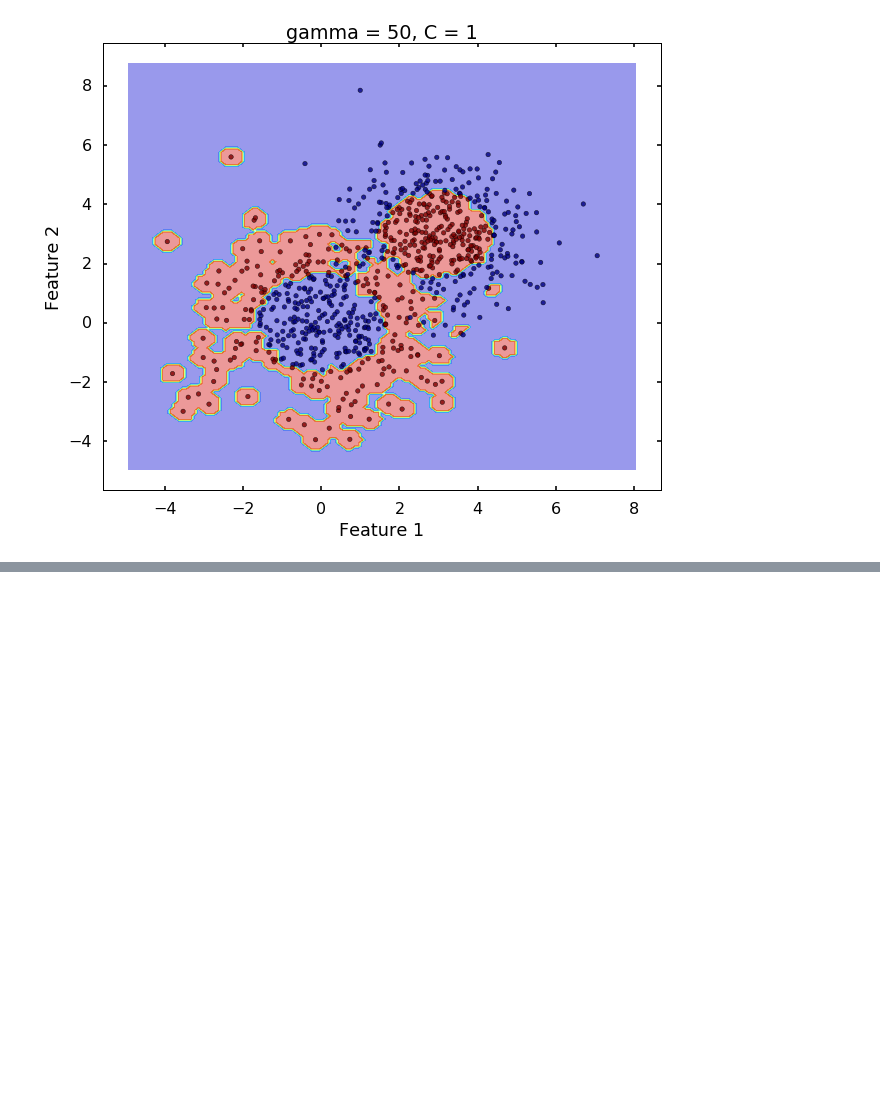
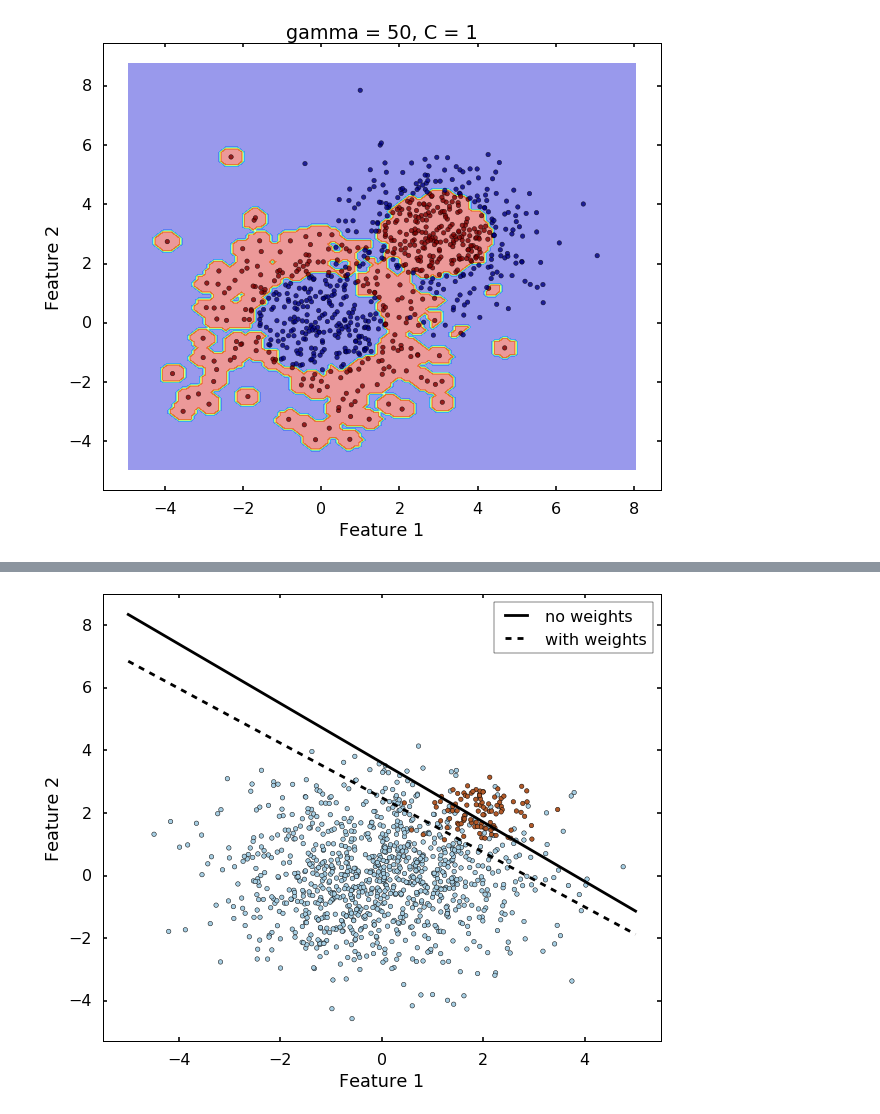
Before and after one commit to qingkaikong/blog, a Jupyter notebook: 45_support_vector_machine_part2_sklearn/SVM_example_classification.ipynb, the cells around one changed output, grey strips where cells are left out. Cells and saved outputs as stored; diff of their text form; code cells hidden in the pictures; blank space fills up the shorter version.

Commit message:
add the class_weight parameter

```diff
--- a/45_support_vector_machine_part2_sklearn/SVM_example_classification.ipynb
+++ b/45_support_vector_machine_part2_sklearn/SVM_example_classification.ipynb
@@ -244,3 +248,46 @@ plot_desicion_boundary(X, y, clf, title = 'gamma = 50, C = 1')
+# %%
+# we create 1000 data points for class 0
+# and 100 data points for class 1
+rng = np.random.RandomState(0)
+n_samples_1 = 1000
+n_samples_2 = 100
+X = np.r_[1.5 * rng.randn(n_samples_1, 2),
+          0.5 * rng.randn(n_samples_2, 2) + [2, 2]]
+y = [0] * (n_samples_1) + [1] * (n_samples_2)
+
+# fit the model and get the separating hyperplane
+clf = svm.SVC(kernel='linear', C=1.0)
+clf.fit(X, y)
+
+w = clf.coef_[0]
+a = -w[0] / w[1]
+xx = np.linspace(-5, 5)
+yy = a * xx - clf.intercept_[0] / w[1]
+
+
+# get the separating hyperplane using weighted classes
+# note we give a smaller weight to class 0
+wclf = svm.SVC(kernel='linear', class_weight={1: 10})
+wclf.fit(X, y)
+
+ww = wclf.coef_[0]
+wa = -ww[0] / ww[1]
+wyy = wa * xx - wclf.intercept_[0] / ww[1]
+
+# plot separating hyperplanes and samples
+plt.figure(figsize = (10, 8))
+h0 = plt.plot(xx, yy, 'k-', label='no weights')
+h1 = plt.plot(xx, wyy, 'k--', label='with weights')
+plt.scatter(X[:, 0], X[:, 1], c=y, cmap=plt.cm.Paired)
+plt.legend()
+plt.xlabel('Feature 1')
+plt.ylabel('Feature 2')
+
+plt.axis('tight')
+
+plt.show()
+# %% [output]
+[figure, added]
 # %% [markdown]
 ## References
 
```
Also changed, not shown: parts of 2 cells of this notebook.
